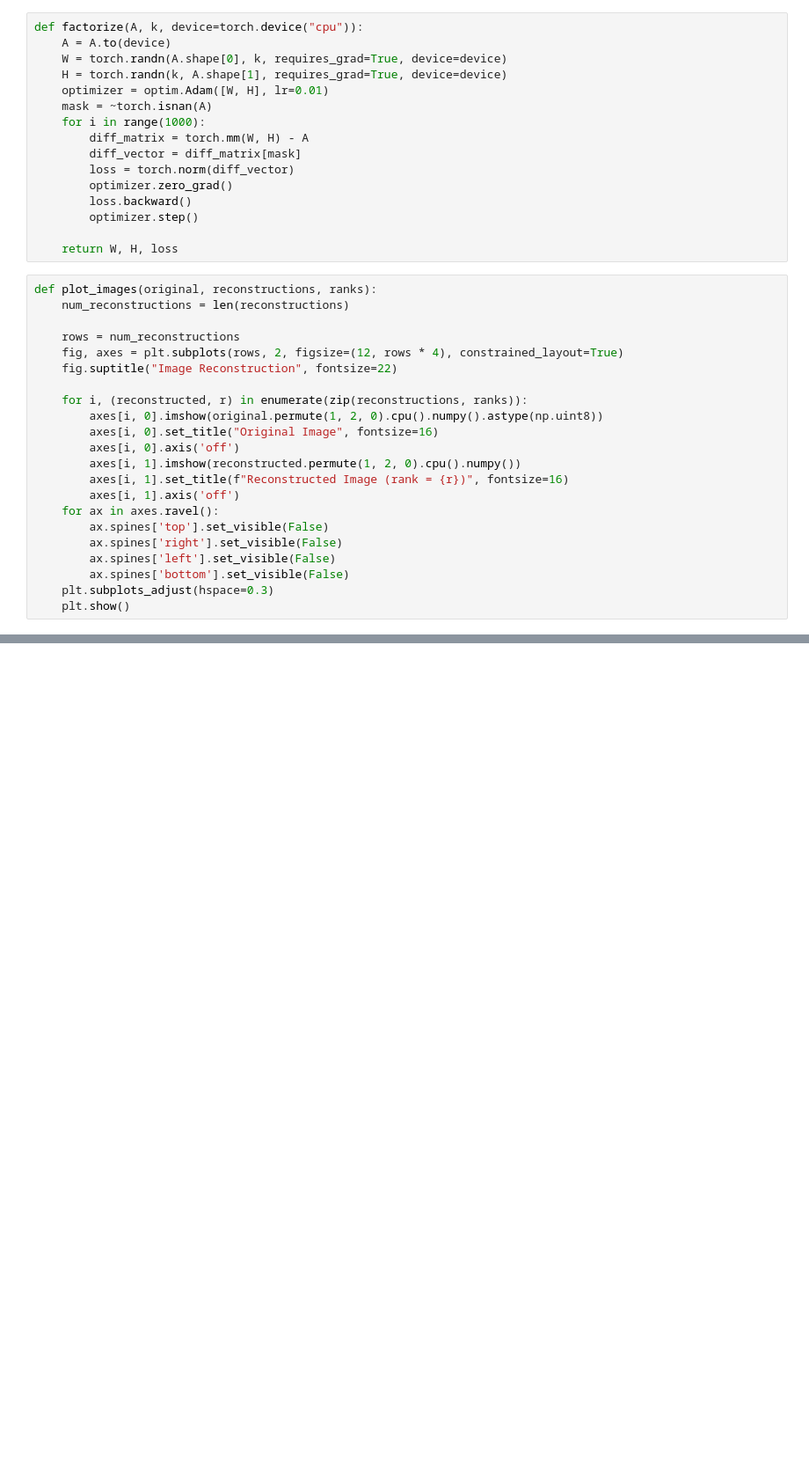
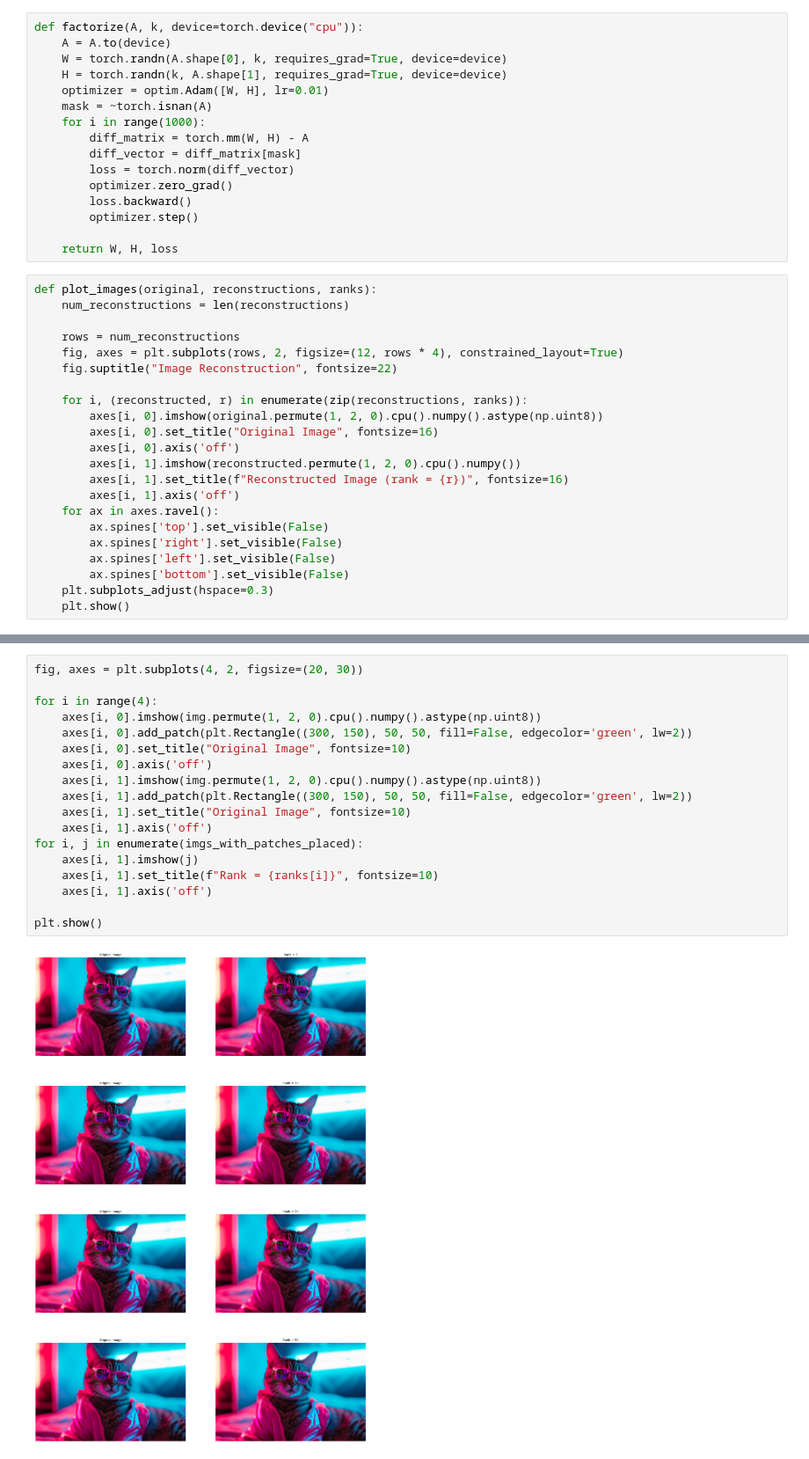
Before and after one commit to Arjun-BD/ES335-MLAssignment2, a Jupyter notebook: Task5.ipynb, the cells around one changed output, grey strips where cells are left out. Shown at 88% size. Cells and saved outputs as stored; diff of their text form; blank space fills up the shorter version.

```diff
--- a/Task5.ipynb
+++ b/Task5.ipynb
@@ -135,0 +143,20 @@ plt.show()
+# %%
+fig, axes = plt.subplots(4, 2, figsize=(20, 30))
+
+for i in range(4):
+    axes[i, 0].imshow(img.permute(1, 2, 0).cpu().numpy().astype(np.uint8))
+    axes[i, 0].add_patch(plt.Rectangle((300, 150), 50, 50, fill=False, edgecolor='green', lw=2))
+    axes[i, 0].set_title("Original Image", fontsize=10)
+    axes[i, 0].axis('off')
+    axes[i, 1].imshow(img.permute(1, 2, 0).cpu().numpy().astype(np.uint8))
+    axes[i, 1].add_patch(plt.Rectangle((300, 150), 50, 50, fill=False, edgecolor='green', lw=2))
+    axes[i, 1].set_title("Original Image", fontsize=10)
+    axes[i, 1].axis('off')
+for i, j in enumerate(imgs_with_patches_placed):
+    axes[i, 1].imshow(j)
+    axes[i, 1].set_title(f"Rank = {ranks[i]}", fontsize=10)
+    axes[i, 1].axis('off')
+
+plt.show()
+# %% [output]
+[figure, added]
```
Also changed, not shown: parts of 6 cells of this notebook.
